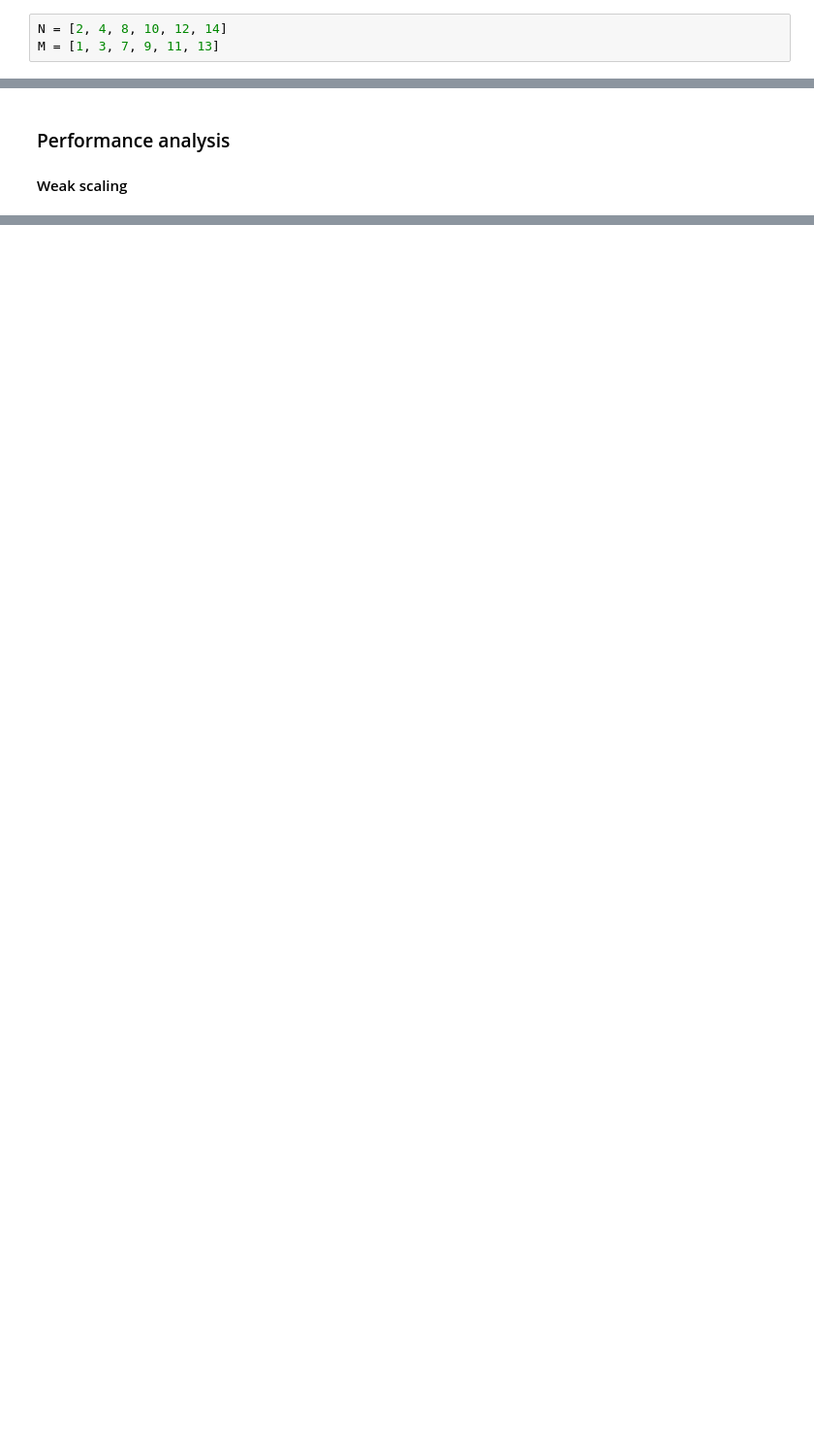
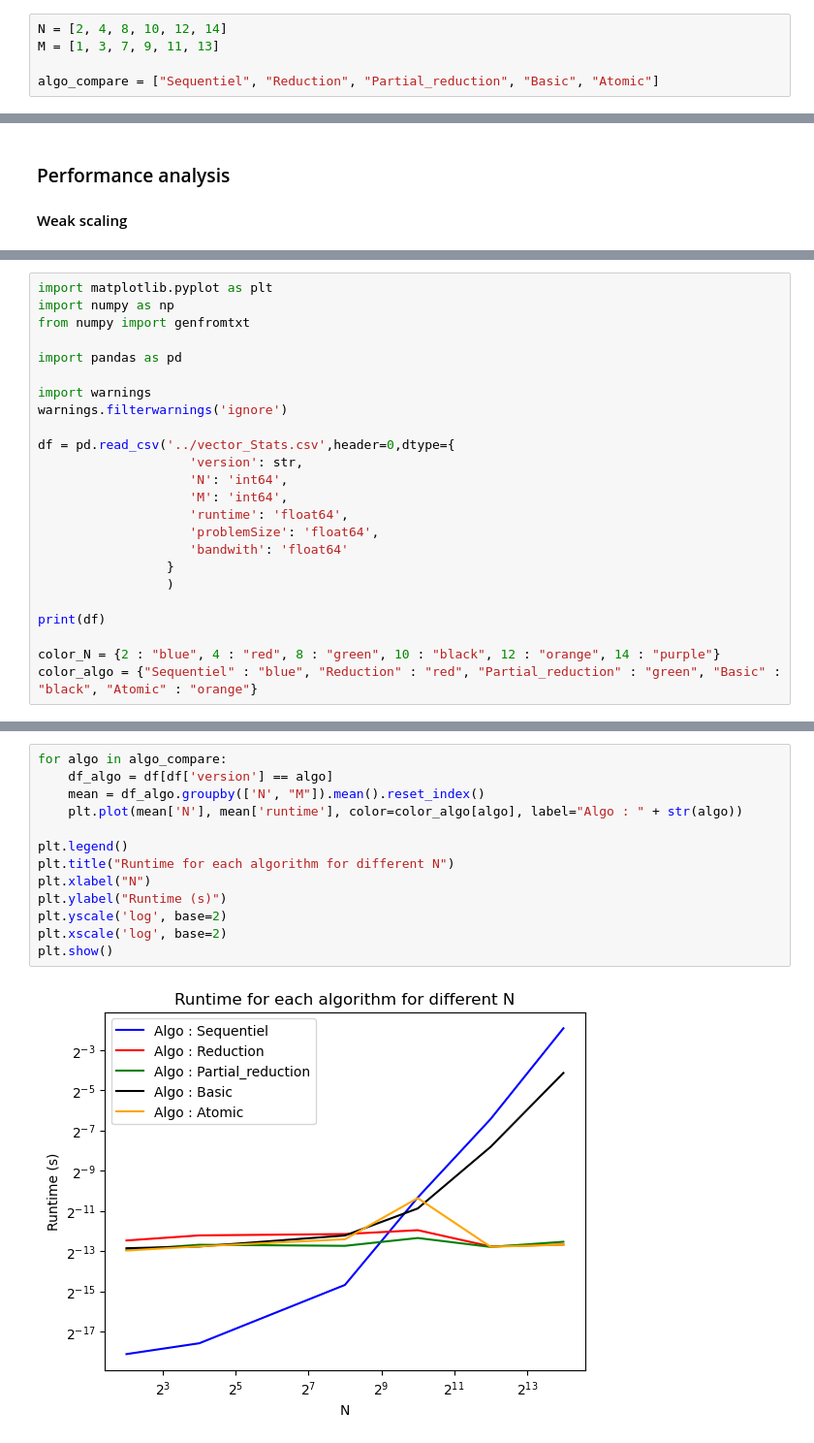
Before and after one commit to fitz35/TP2-CUDA, a Jupyter notebook: src/cuda/part2/openmp_tp_part-2.ipynb, the cells around one changed output, grey strips where cells are left out. Shown at 97% size. Saved outputs shown, nothing was run; the diff lists cells and outputs as text; blank space fills up the shorter version.

```diff
--- a/src/cuda/part2/openmp_tp_part-2.ipynb
+++ b/src/cuda/part2/openmp_tp_part-2.ipynb
@@ -13,6 +13,8 @@
 # %%
 N = [2, 4, 8, 10, 12, 14]
 M = [1, 3, 7, 9, 11, 13]
+
+algo_compare = ["Sequentiel", "Reduction", "Partial_reduction", "Basic", "Atomic"]
 # %%
 import os
 import subprocess
@@ -124,0 +56,24 @@ No artists with labels found to put in legend.  Note that artists whose label st
+# %%
+import matplotlib.pyplot as plt
+import numpy as np
+from numpy import genfromtxt
+
+import pandas as pd
+
+import warnings
+warnings.filterwarnings('ignore')
+
+df = pd.read_csv('../vector_Stats.csv',header=0,dtype={
+                    'version': str,
+                    'N': 'int64',
+                    'M': 'int64',
+                    'runtime': 'float64',
+                    'problemSize': 'float64',
+                    'bandwith': 'float64'
+                 }
+                 )
+
+print(df)
+
+color_N = {2 : "blue", 4 : "red", 8 : "green", 10 : "black", 12 : "orange", 14 : "purple"}
+color_algo = {"Sequentiel" : "blue", "Reduction" : "red", "Partial_reduction" : "green", "Basic" : "black", "Atomic" : "orange"}
@@ -124,0 +95,15 @@ No artists with labels found to put in legend.  Note that artists whose label st
+# %%
+for algo in algo_compare:
+    df_algo = df[df['version'] == algo]
+    mean = df_algo.groupby(['N', "M"]).mean().reset_index()
+    plt.plot(mean['N'], mean['runtime'], color=color_algo[algo], label="Algo : " + str(algo))
+
+plt.legend()
+plt.title("Runtime for each algorithm for different N")
+plt.xlabel("N")
+plt.ylabel("Runtime (s)")
+plt.yscale('log', base=2)
+plt.xscale('log', base=2)
+plt.show()
+# %% [output]
+[figure, added]
```
Also changed, not shown: parts of 8 cells of this notebook, 14 other files.
